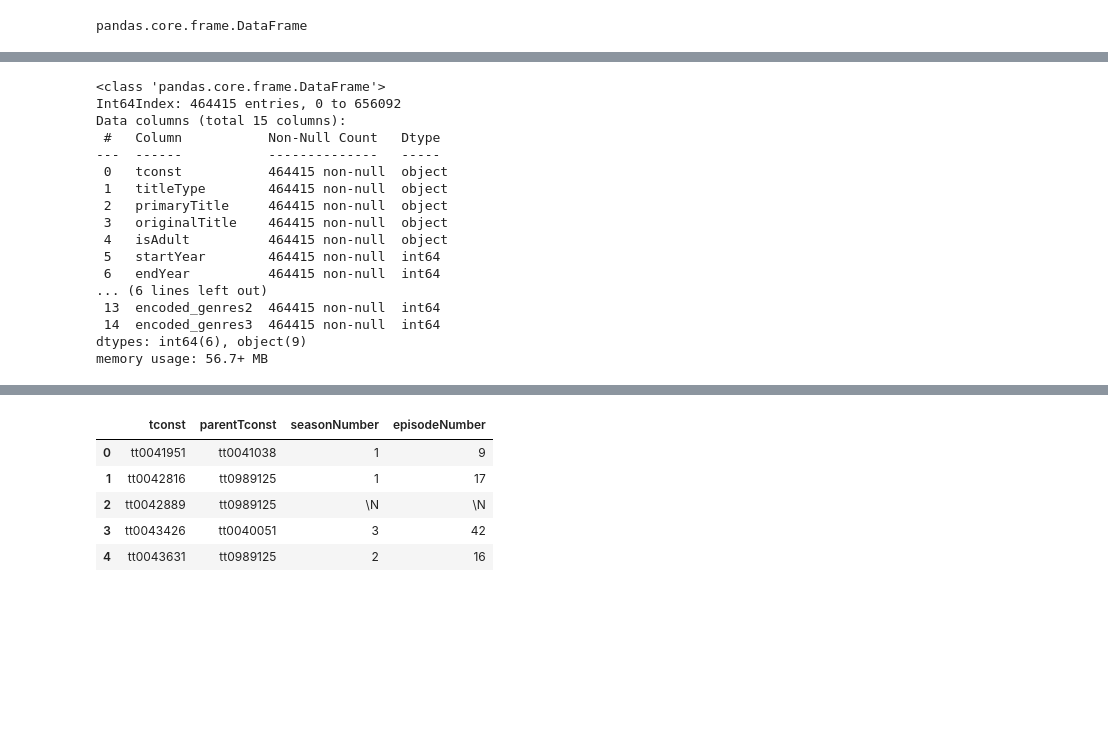
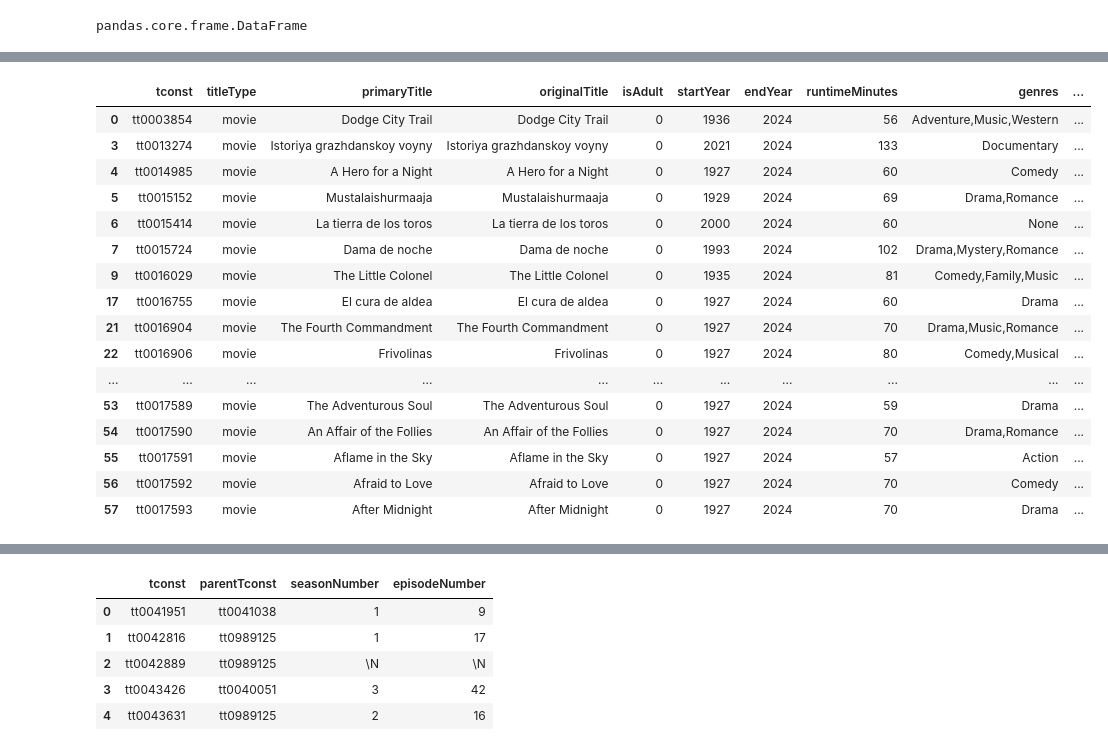
Before and after one commit to tthaopham/Oscars_Predictions, a Jupyter notebook: imdb_data_collection.ipynb, the cells around one changed output, grey strips where cells are left out. Saved outputs shown, nothing was run; the diff lists cells and outputs as text; code cells hidden in the pictures; blank space fills up the shorter version.

```diff
--- a/imdb_data_collection.ipynb
+++ b/imdb_data_collection.ipynb
@@ -496,26 +506,26 @@ genres_df.reset_index(drop=True, inplace=True)
 titleId_basics_genres_coded = pd.concat([titleId_basics_genres_sep, genres_df], axis=1)
 # %%
 titleID_movies_genres_coded = titleId_basics_genres_coded[titleId_basics_genres_coded['runtimeMinutes'] > 40]
-# %%
-titleID_movies_genres_coded.info()
-# %% [output]
-<class 'pandas.core.frame.DataFrame'>
-Int64Index: 464415 entries, 0 to 656092
-Data columns (total 15 columns):
- #   Column           Non-Null Count   Dtype
----  ------           --------------   -----
- 0   tconst           464415 non-null  object
- 1   titleType        464415 non-null  object
- 2   primaryTitle     464415 non-null  object
- 3   originalTitle    464415 non-null  object
- 4   isAdult          464415 non-null  object
- 5   startYear        464415 non-null  int64
- 6   endYear          464415 non-null  int64
-... (6 lines left out)
- 13  encoded_genres2  464415 non-null  int64
- 14  encoded_genres3  464415 non-null  int64
-dtypes: int64(6), object(9)
-memory usage: 56.7+ MB
+# %%
+titleID_movies_genres_coded.head(30)
+# %% [output]
+|  | tconst | titleType | primaryTitle | originalTitle | isAdult | startYear | endYear | runtimeMinutes | genres | ... |
+| 0 | tt0003854 | movie | Dodge City Trail | Dodge City Trail | 0 | 1936 | 2024 | 56 | Adventure,Music,Western | ... |
+| 3 | tt0013274 | movie | Istoriya grazhdanskoy voyny | Istoriya grazhdanskoy voyny | 0 | 2021 | 2024 | 133 | Documentary | ... |
+| 4 | tt0014985 | movie | A Hero for a Night | A Hero for a Night | 0 | 1927 | 2024 | 60 | Comedy | ... |
+| 5 | tt0015152 | movie | Mustalaishurmaaja | Mustalaishurmaaja | 0 | 1929 | 2024 | 69 | Drama,Romance | ... |
+| 6 | tt0015414 | movie | La tierra de los toros | La tierra de los toros | 0 | 2000 | 2024 | 60 | None | ... |
+| 7 | tt0015724 | movie | Dama de noche | Dama de noche | 0 | 1993 | 2024 | 102 | Drama,Mystery,Romance | ... |
+| 9 | tt0016029 | movie | The Little Colonel | The Little Colonel | 0 | 1935 | 2024 | 81 | Comedy,Family,Music | ... |
+| 17 | tt0016755 | movie | El cura de aldea | El cura de aldea | 0 | 1927 | 2024 | 60 | Drama | ... |
+| 21 | tt0016904 | movie | The Fourth Commandment | The Fourth Commandment | 0 | 1927 | 2024 | 70 | Drama,Music,Romance | ... |
+| 22 | tt0016906 | movie | Frivolinas | Frivolinas | 0 | 1927 | 2024 | 80 | Comedy,Musical | ... |
+| ... | ... | ... | ... | ... | ... | ... | ... | ... | ... | ... |
+| 53 | tt0017589 | movie | The Adventurous Soul | The Adventurous Soul | 0 | 1927 | 2024 | 59 | Drama | ... |
+| 54 | tt0017590 | movie | An Affair of the Follies | An Affair of the Follies | 0 | 1927 | 2024 | 70 | Drama,Romance | ... |
+| 55 | tt0017591 | movie | Aflame in the Sky | Aflame in the Sky | 0 | 1927 | 2024 | 57 | Action | ... |
+| 56 | tt0017592 | movie | Afraid to Love | Afraid to Love | 0 | 1927 | 2024 | 70 | Comedy | ... |
+| 57 | tt0017593 | movie | After Midnight | After Midnight | 0 | 1927 | 2024 | 70 | Drama | ... |
 # %%
 titleID_movies_genres_coded.to_csv('./Data/title_movies_gcoded_40min.csv')
 # %%
```
Also changed, not shown: parts of 13 cells of this notebook, 5 other files.
